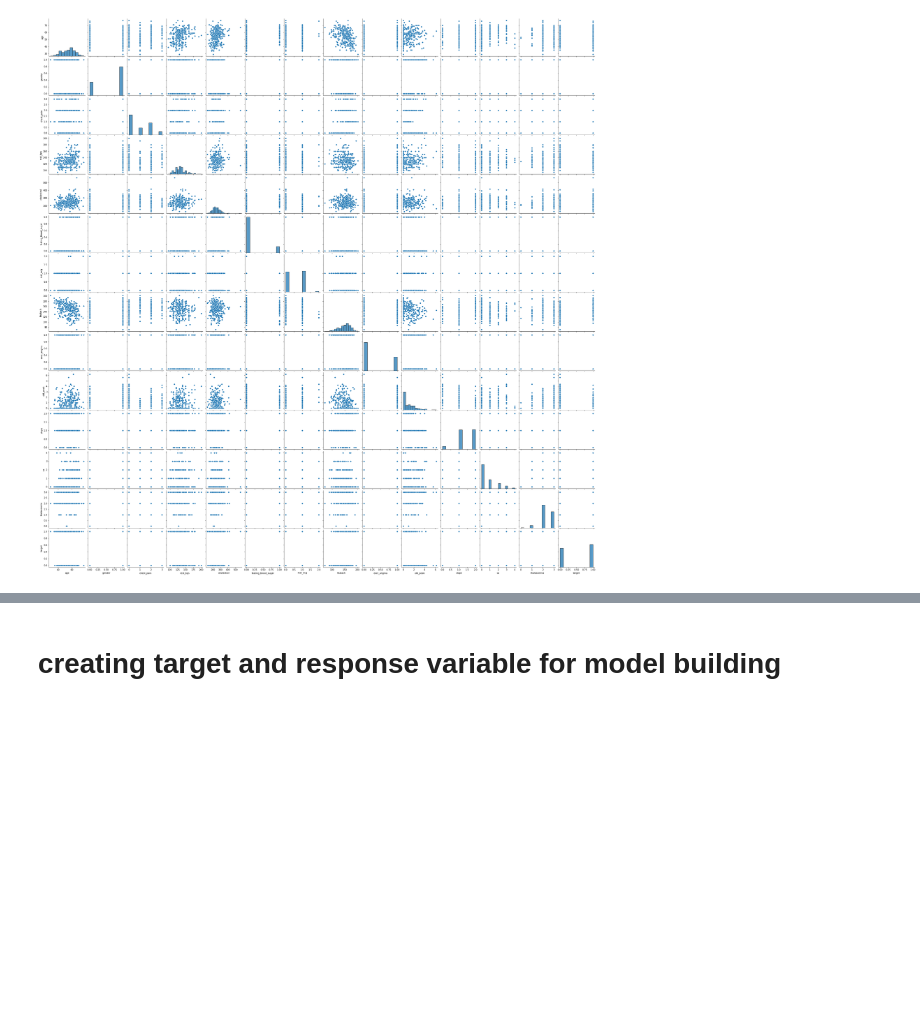
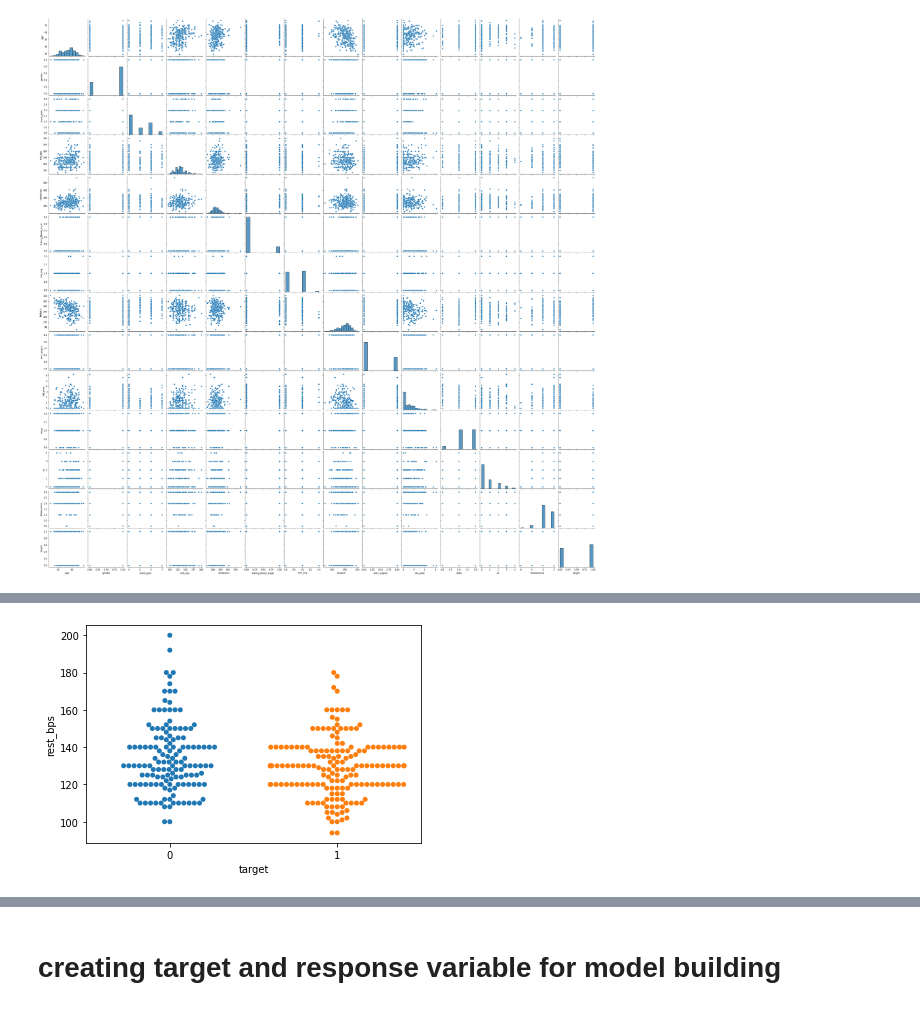
Before and after one commit to Masterak25/ML_AK, a Jupyter notebook: Heartdisease_logistics.ipynb, the cells around one changed output, grey strips where cells are left out. Drawn from its saved outputs; the diff is of its cells as text; code cells hidden in the pictures; blank space fills up the shorter version.

```diff
--- a/Heartdisease_logistics.ipynb
+++ b/Heartdisease_logistics.ipynb
@@ -90,0 +129,4 @@ sns.pairplot(df);
+# %%
+sns.swarmplot(x="target", y="rest_bps", data=df);
+# %% [output]
+[figure, added]
```
Also changed, not shown: parts of 13 cells of this notebook.
